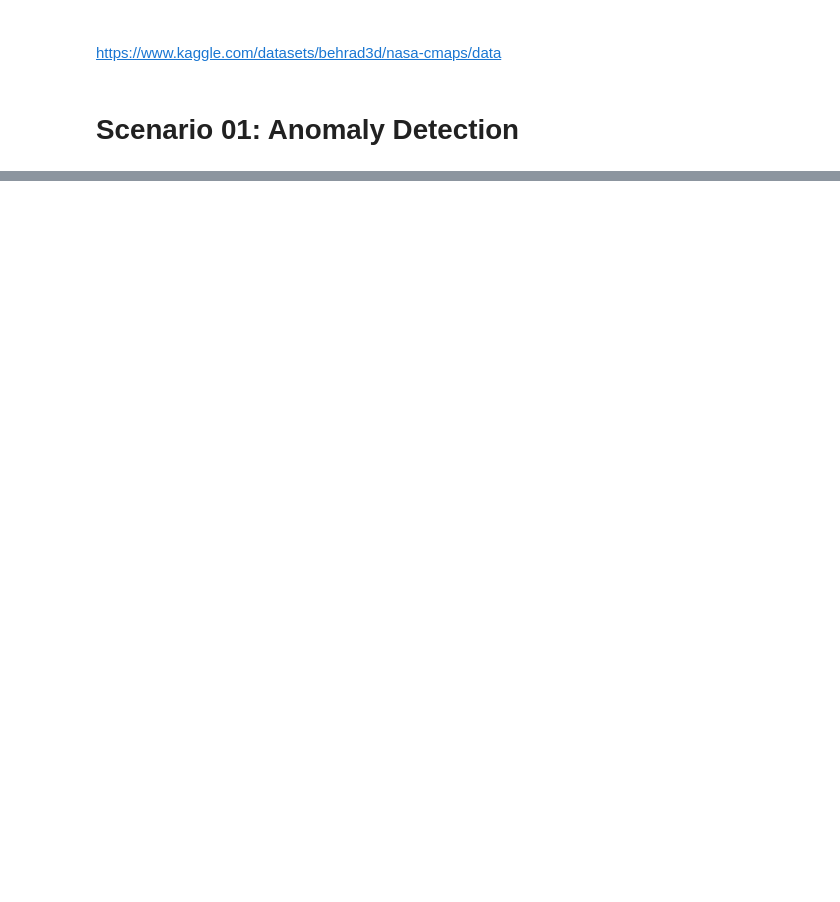
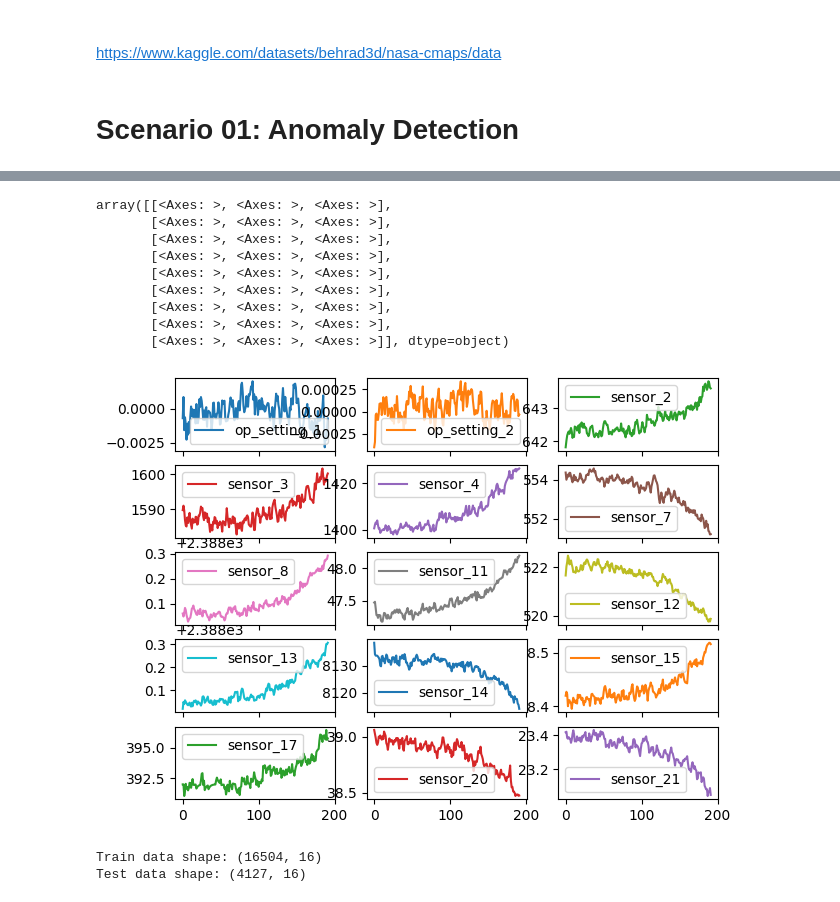
Before and after one commit to phpfontana/trabalho-bi-2024-01, a Jupyter notebook: notebooks/entrega-parcial-02.ipynb, the cells around one changed output, grey strips where cells are left out. Cells and saved outputs as stored; diff of their text form; code cells hidden in the pictures; blank space fills up the shorter version.

```diff
--- a/notebooks/entrega-parcial-02.ipynb
+++ b/notebooks/entrega-parcial-02.ipynb
@@ -334,0 +430,18 @@ plt.show()
+# %%
+# Drop correlated columns
+data = data.drop(columns=['sensor_9'])
+# %%
+# Function to calculate RUL
+def calculate_rul(df):
+    max_cycle_per_unit = df.groupby('Unit')['Cycle'].max()
+    def rul(row):
+        max_cycle = max_cycle_per_unit[row['Unit']]
+        return max_cycle - row['Cycle']
+    df['RUL'] = df.apply(rul, axis=1)
+    return df
+
+# Apply the function to both test and train datasets
+data = calculate_rul(data)
+
+# Display the first 10 rows
+data.head(10)
@@ -334,0 +460,13 @@ plt.show()
+# %%
+# Feature extraction
+unit_list = data['Unit'].unique()
+
+for unit in unit_list:
+    # Exponential moving average
+    data.loc[data['Unit']==unit, data.columns[2:]] = data.loc[data['Unit']==unit, data.columns[2:]].ewm(span=5).mean()
+
+    # Fill NaN with mean
+    data.loc[data['Unit']==unit, data.columns[2:-1]] = data.loc[data['Unit']==unit, data.columns[2:]].fillna(data.loc[data['Unit']==unit, data.columns[2:]].mean())
+
+# Display the first 10 rows
+data.head(10)
@@ -334,0 +502,14 @@ plt.show()
+# %%
+# Plot sensors data for unit 1
+data[data["Unit"]==1][data.columns[2:-1]].plot(subplots=True, figsize=(7, 10), layout=(9, 3))
+# %% [output]
+array([[<Axes: >, <Axes: >, <Axes: >],
+       [<Axes: >, <Axes: >, <Axes: >],
+       [<Axes: >, <Axes: >, <Axes: >],
+       [<Axes: >, <Axes: >, <Axes: >],
+       [<Axes: >, <Axes: >, <Axes: >],
+       [<Axes: >, <Axes: >, <Axes: >],
+       [<Axes: >, <Axes: >, <Axes: >],
+       [<Axes: >, <Axes: >, <Axes: >],
+       [<Axes: >, <Axes: >, <Axes: >]], dtype=object)
+[figure, added]
@@ -334,0 +523,11 @@ plt.show()
+# %%
+# train_test_split
+from sklearn.model_selection import train_test_split
+
+X_train, X_test, y_train, y_test = train_test_split(X, y, test_size=0.2, random_state=42)
+
+print(f'Train data shape: {X_train.shape}')
+print(f'Test data shape: {X_test.shape}')
+# %% [output]
+Train data shape: (16504, 16)
+Test data shape: (4127, 16)
```
Also changed, not shown: parts of 44 cells of this notebook.
